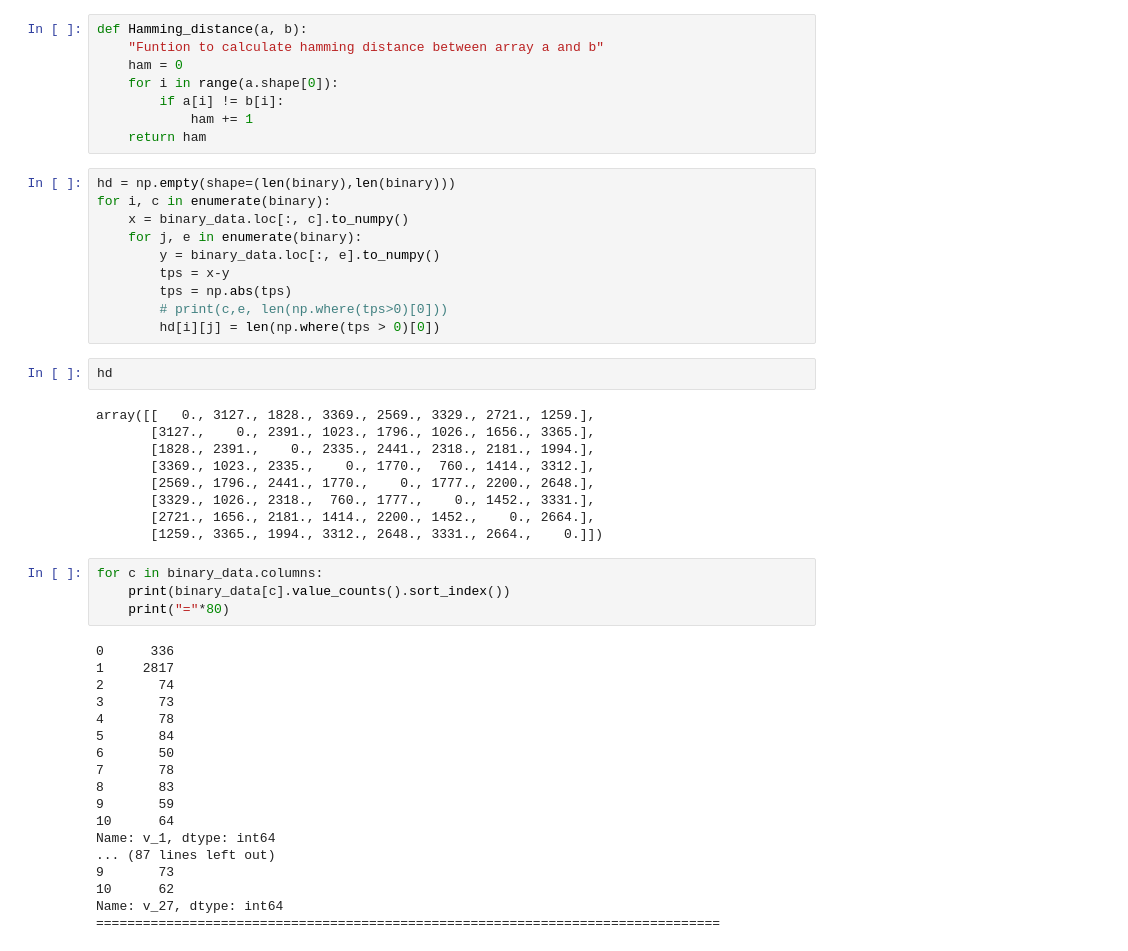
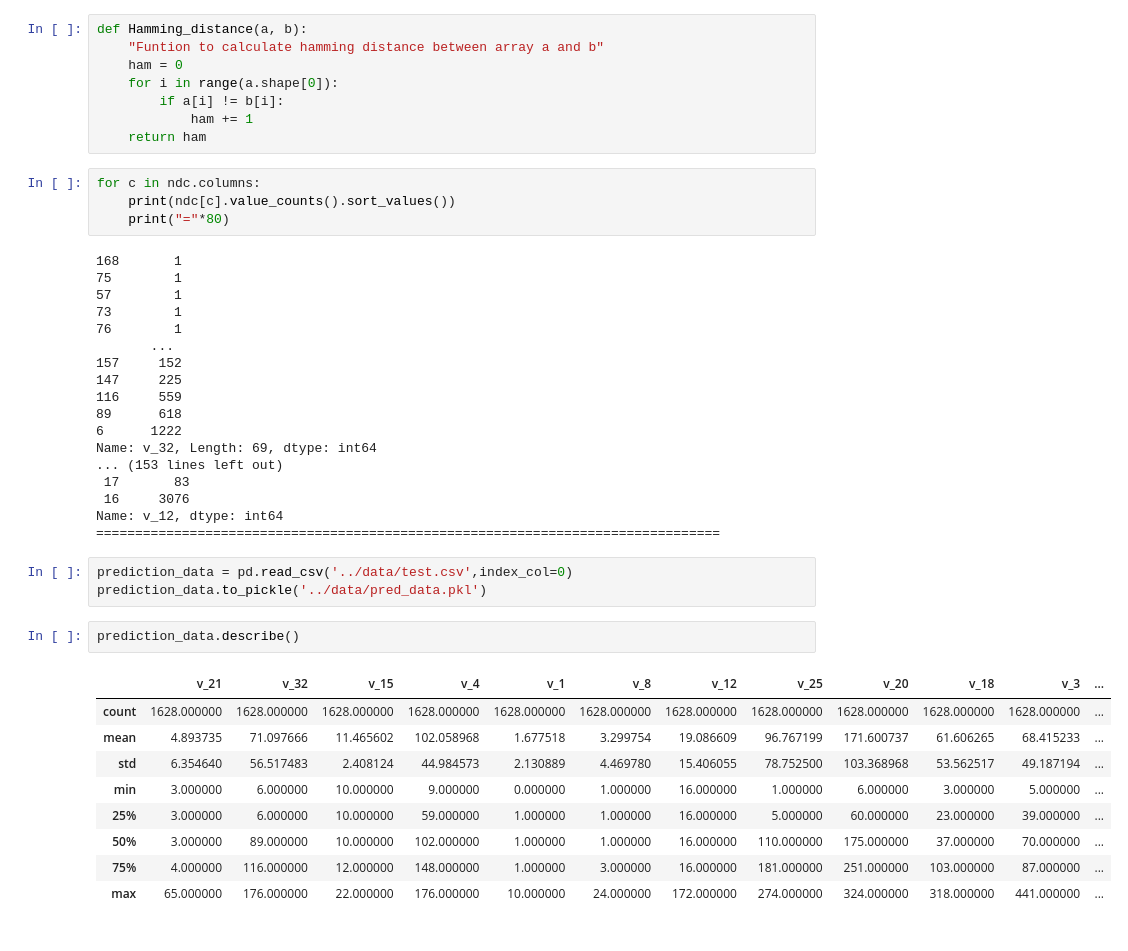
Before and after one commit to risan-raja/sdpiit, a Jupyter notebook: notebooks/EDA.ipynb, the cells around one changed output. Drawn from its saved outputs; the diff is of its cells as text.

```diff
--- a/notebooks/EDA.ipynb
+++ b/notebooks/EDA.ipynb
@@ -368,46 +334,40 @@ def Hamming_distance(a, b):
         if a[i] != b[i]:
             ham += 1
     return ham
-# %%
-hd = np.empty(shape=(len(binary),len(binary)))
-for i, c in enumerate(binary):
-    x = binary_data.loc[:, c].to_numpy()
-    for j, e in enumerate(binary):
-        y = binary_data.loc[:, e].to_numpy()
-        tps = x-y
-        tps = np.abs(tps)
-        # print(c,e, len(np.where(tps>0)[0]))
-        hd[i][j] = len(np.where(tps > 0)[0])
-# %%
-hd
-# %% [output]
-array([[   0., 3127., 1828., 3369., 2569., 3329., 2721., 1259.],
-       [3127.,    0., 2391., 1023., 1796., 1026., 1656., 3365.],
-       [1828., 2391.,    0., 2335., 2441., 2318., 2181., 1994.],
-       [3369., 1023., 2335.,    0., 1770.,  760., 1414., 3312.],
-       [2569., 1796., 2441., 1770.,    0., 1777., 2200., 2648.],
-       [3329., 1026., 2318.,  760., 1777.,    0., 1452., 3331.],
-       [2721., 1656., 2181., 1414., 2200., 1452.,    0., 2664.],
-       [1259., 3365., 1994., 3312., 2648., 3331., 2664.,    0.]])
 # %%
-for c in binary_data.columns:
-    print(binary_data[c].value_counts().sort_index())
+for c in ndc.columns:
+    print(ndc[c].value_counts().sort_values())
     print("="*80)
 # %% [output]
-0      336
-1     2817
-2       74
-3       73
-4       78
-5       84
-6       50
-7       78
-8       83
-9       59
-10      64
-Name: v_1, dtype: int64
-... (87 lines left out)
-9       73
-10      62
-Name: v_27, dtype: int64
+168       1
+75        1
+57        1
+73        1
+76        1
+       ...
+157     152
+147     225
+116     559
+89      618
+6      1222
+Name: v_32, Length: 69, dtype: int64
+... (153 lines left out)
+ 17       83
+ 16     3076
+Name: v_12, dtype: int64
 ================================================================================
+# %%
+prediction_data = pd.read_csv('../data/test.csv',index_col=0)
+prediction_data.to_pickle('../data/pred_data.pkl')
+# %%
+prediction_data.describe()
+# %% [output]
+|  | v_21 | v_32 | v_15 | v_4 | v_1 | v_8 | v_12 | v_25 | v_20 | v_18 | v_3 | ... |
+| count | 1628.000000 | 1628.000000 | 1628.000000 | 1628.000000 | 1628.000000 | 1628.000000 | 1628.000000 | 1628.000000 | 1628.000000 | 1628.000000 | 1628.000000 | ... |
+| mean | 4.893735 | 71.097666 | 11.465602 | 102.058968 | 1.677518 | 3.299754 | 19.086609 | 96.767199 | 171.600737 | 61.606265 | 68.415233 | ... |
+| std | 6.354640 | 56.517483 | 2.408124 | 44.984573 | 2.130889 | 4.469780 | 15.406055 | 78.752500 | 103.368968 | 53.562517 | 49.187194 | ... |
+| min | 3.000000 | 6.000000 | 10.000000 | 9.000000 | 0.000000 | 1.000000 | 16.000000 | 1.000000 | 6.000000 | 3.000000 | 5.000000 | ... |
+| 25% | 3.000000 | 6.000000 | 10.000000 | 59.000000 | 1.000000 | 1.000000 | 16.000000 | 5.000000 | 60.000000 | 23.000000 | 39.000000 | ... |
+| 50% | 3.000000 | 89.000000 | 10.000000 | 102.000000 | 1.000000 | 1.000000 | 16.000000 | 110.000000 | 175.000000 | 37.000000 | 70.000000 | ... |
+| 75% | 4.000000 | 116.000000 | 12.000000 | 148.000000 | 1.000000 | 3.000000 | 16.000000 | 181.000000 | 251.000000 | 103.000000 | 87.000000 | ... |
+| max | 65.000000 | 176.000000 | 22.000000 | 176.000000 | 10.000000 | 24.000000 | 172.000000 | 274.000000 | 324.000000 | 318.000000 | 441.000000 | ... |
```
Also changed, not shown: parts of 27 cells of this notebook, 9 other files.
